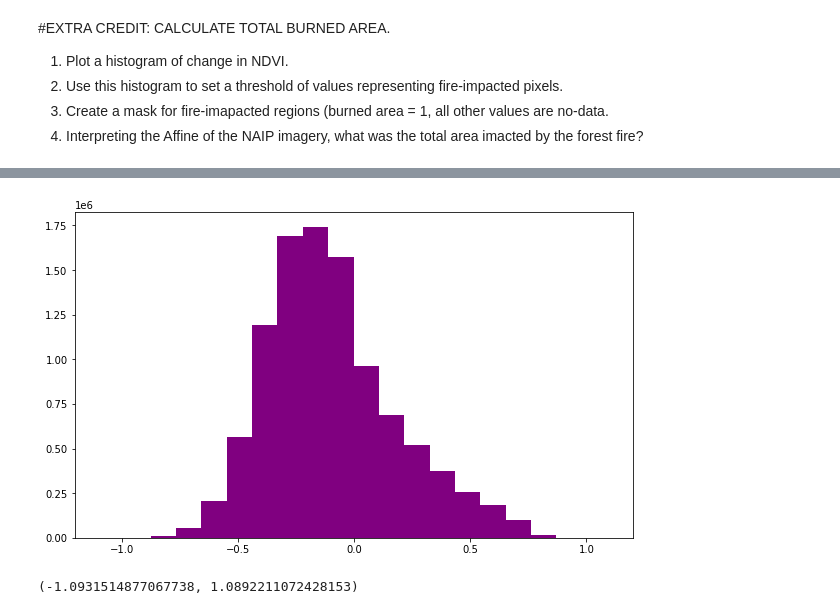
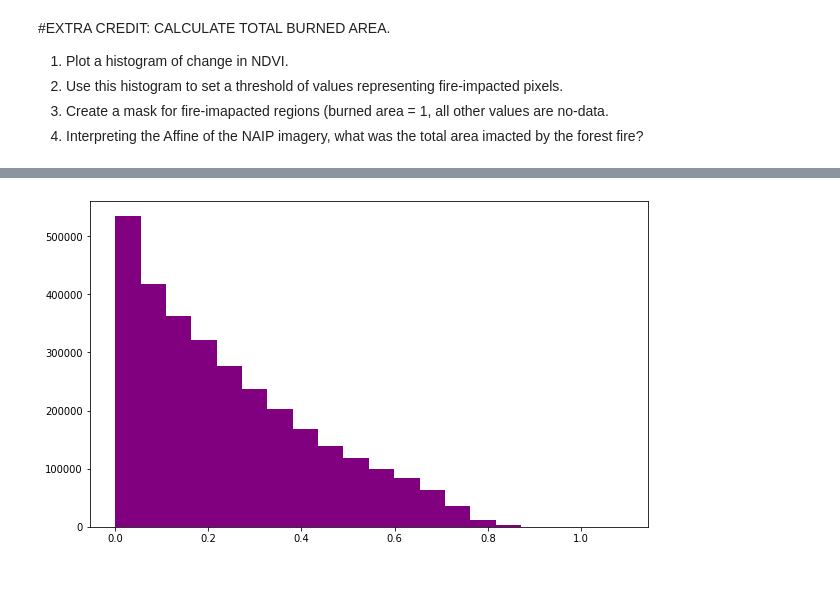
Before and after one commit to nalamry/EnvDatSci22, a Jupyter notebook: CodeSprints/RasterData101.ipynb, the cells around one changed output, grey strips where cells are left out. Drawn from its saved outputs; the diff is of its cells as text; code cells hidden in the pictures; blank space fills up the shorter version.

```diff
--- a/CodeSprints/RasterData101.ipynb
+++ b/CodeSprints/RasterData101.ipynb
@@ -747,0 +773,7 @@ plt.show()
+# %%
+#2.Use this histogram to set a threshold of values representing fire-impacted pixels.
+
+Change_NDVI_ma = np.ma.masked_where(Change_NDVI < 0,
+                                        Change_NDVI,
+                                        copy=True)
+Change_NDVI_ma
@@ -748,10 +797,6 @@ plt.show()
 # %%
-ep.hist(Change_NDVI,
+ep.hist(Change_NDVI_ma,
         figsize=(10, 6))
 plt.show()
 # %% [output]
-[figure, old version]
+[figure, new version]
-# %%
-Change_NDVI.min(), Change_NDVI.max()
-# %% [output]
-(-1.0931514877067738, 1.0892211072428153)
```
Also changed, not shown: parts of 6 cells of this notebook.
